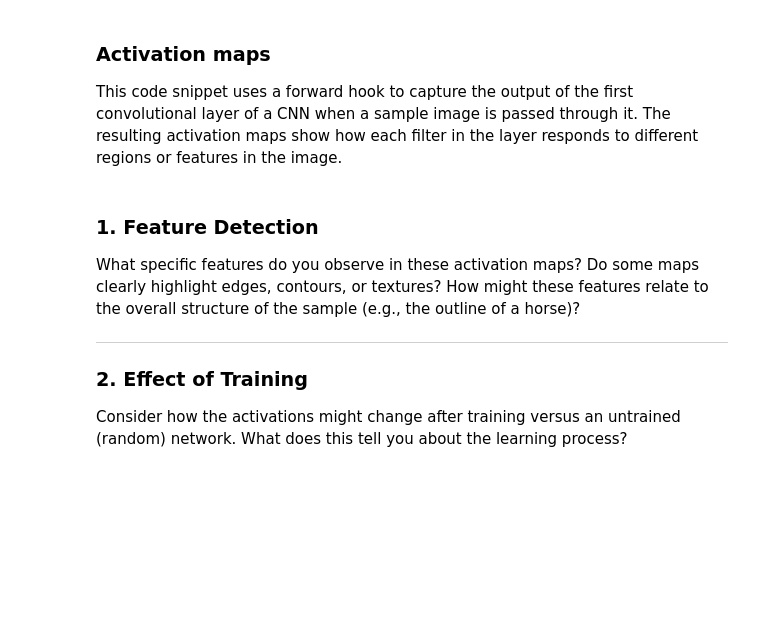
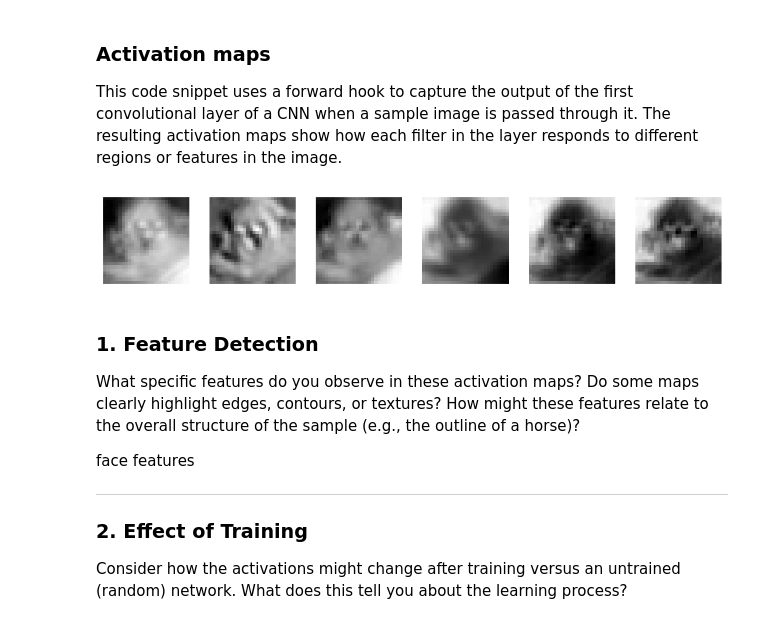
Before and after one commit to leo-sierra/DLAV, a Jupyter notebook: graded_homework/hw1/CNN Exercice.ipynb, the cells around one changed output. Cells and saved outputs as stored; diff of their text form; code cells hidden in the pictures; blank space fills up the shorter version.

```diff
--- a/graded_homework/hw1/CNN Exercice.ipynb
+++ b/graded_homework/hw1/CNN Exercice.ipynb
@@ -422,37 +425,41 @@ def get_activation(model, layer, x):
     hook.remove()
     return activation['output']
 
 data_iter = iter(trainloader)
 sample_images, sample_labels = next(data_iter)
 sample_img = sample_images[0].unsqueeze(0)
 
 # Get the feature maps after the first convolution (for example)
-activation = get_activation(net, net.features[0], sample_img)
+activation = get_activation(net, net.conv1, sample_img)
 
 # Visualize a few feature maps in RGB:
 def plot_feature_maps(feature_maps, n_cols=8):
     n_features = feature_maps.shape[1]
     n_rows = (n_features + n_cols - 1) // n_cols
     plt.figure(figsize=(n_cols * 1.5, n_rows * 1.5))
     for i in range(n_features):
         plt.subplot(n_rows, n_cols, i + 1)
         # Extract the i-th feature map from the first (and only) sample in the batch
         act = feature_maps[0, i, :, :]
         # Normalize the activation map to [0, 1]
         act_norm = (act - act.min()) / (act.max() - act.min() + 1e-8)
         # Repeat the single channel 3 times to form an RGB image
         act_rgb = act_norm.unsqueeze(0).repeat(3, 1, 1)
         plt.imshow(act_rgb.permute(1, 2, 0))
         plt.axis('off')
     plt.tight_layout()
     plt.show()
 
 plot_feature_maps(activation, n_cols=8)
 
 # Play with the index of the chosen sample to notice more patterns and answer the question
+# %% [output]
+[figure, added]
 # %% [markdown]
 ### 1. Feature Detection
 What specific features do you observe in these activation maps? Do some maps clearly highlight edges, contours, or textures? How might these features relate to the overall structure of the sample (e.g., the outline of a horse)?
+
+face features
 
 ---
 
```
Also changed, not shown: parts of 2 cells of this notebook.
